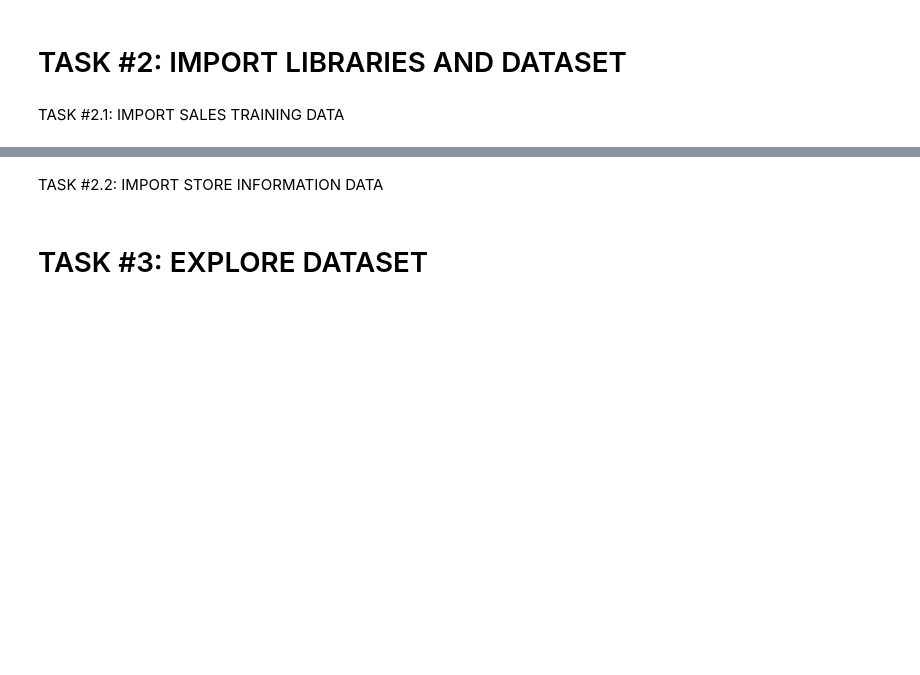
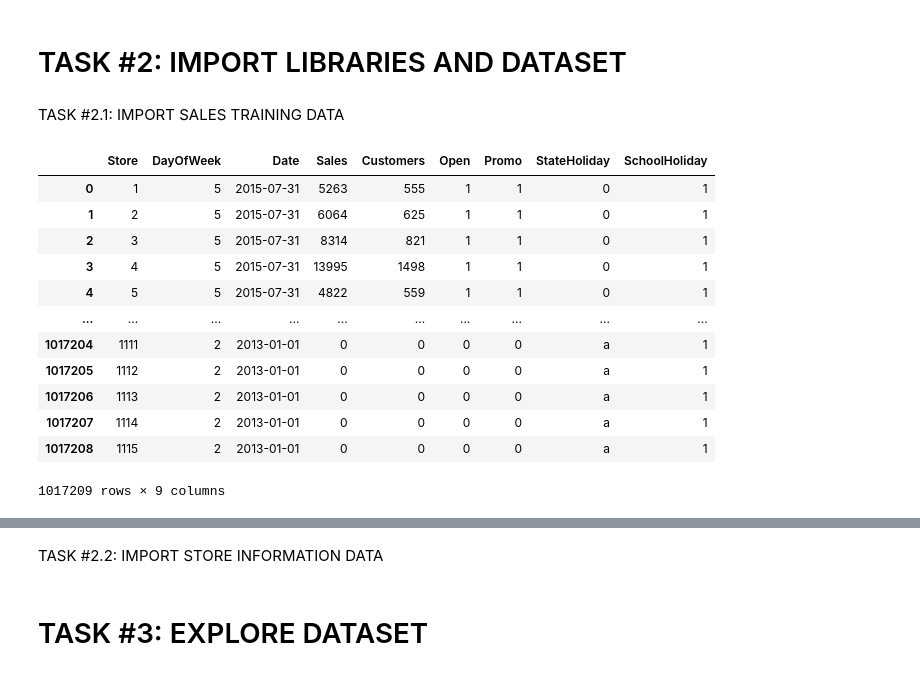
Before and after one commit to wellmej/DataScienceUseCases, a Jupyter notebook: Case3_My_Sales_Department.ipynb, the cells around one changed output, grey strips where cells are left out. Saved outputs shown, nothing was run; the diff lists cells and outputs as text; code cells hidden in the pictures; blank space fills up the shorter version.

```diff
--- a/Case3_My_Sales_Department.ipynb
+++ b/Case3_My_Sales_Department.ipynb
@@ -35,3 +41,34 @@ TASK #2.1: IMPORT SALES TRAINING DATA
+# %%
+# You have to include the full link to the csv file containing your dataset
+# You have to include the full link to the csv file containing your dataset
+
+# You have to include the full link to the csv file containing your dataset - upload file to Google Collab first instead!!!
+# C:\Users\jrwel\Documents\Udemy\Data Science Real-World Case Studies\Data\Case3
+
+#training_dir  = "C:/Users/jrwel/Documents/Udemy/Data Science Real-World Case Studies/Data/Case3/"
+
+#training_file_complete = training_dir + training_file
+
+#------------------------------------------------
+# Upload to Google Colllab and read from there
+#------------------------------------------------
+training_file = "train.csv"
+sales_train_df = pd.read_csv(training_file)
+sales_train_df
+# %% [output]
+|  | Store | DayOfWeek | Date | Sales | Customers | Open | Promo | StateHoliday | SchoolHoliday |
+| 0 | 1 | 5 | 2015-07-31 | 5263 | 555 | 1 | 1 | 0 | 1 |
+| 1 | 2 | 5 | 2015-07-31 | 6064 | 625 | 1 | 1 | 0 | 1 |
+| 2 | 3 | 5 | 2015-07-31 | 8314 | 821 | 1 | 1 | 0 | 1 |
+| 3 | 4 | 5 | 2015-07-31 | 13995 | 1498 | 1 | 1 | 0 | 1 |
+| 4 | 5 | 5 | 2015-07-31 | 4822 | 559 | 1 | 1 | 0 | 1 |
+| ... | ... | ... | ... | ... | ... | ... | ... | ... | ... |
+| 1017204 | 1111 | 2 | 2013-01-01 | 0 | 0 | 0 | 0 | a | 1 |
+| 1017205 | 1112 | 2 | 2013-01-01 | 0 | 0 | 0 | 0 | a | 1 |
+| 1017206 | 1113 | 2 | 2013-01-01 | 0 | 0 | 0 | 0 | a | 1 |
+| 1017207 | 1114 | 2 | 2013-01-01 | 0 | 0 | 0 | 0 | a | 1 |
+| 1017208 | 1115 | 2 | 2013-01-01 | 0 | 0 | 0 | 0 | a | 1 |
+1017209 rows × 9 columns
 # %%
 sales_train_df.head(5)
 # almost a million observation
```
Also changed, not shown: parts of 7 cells of this notebook.
